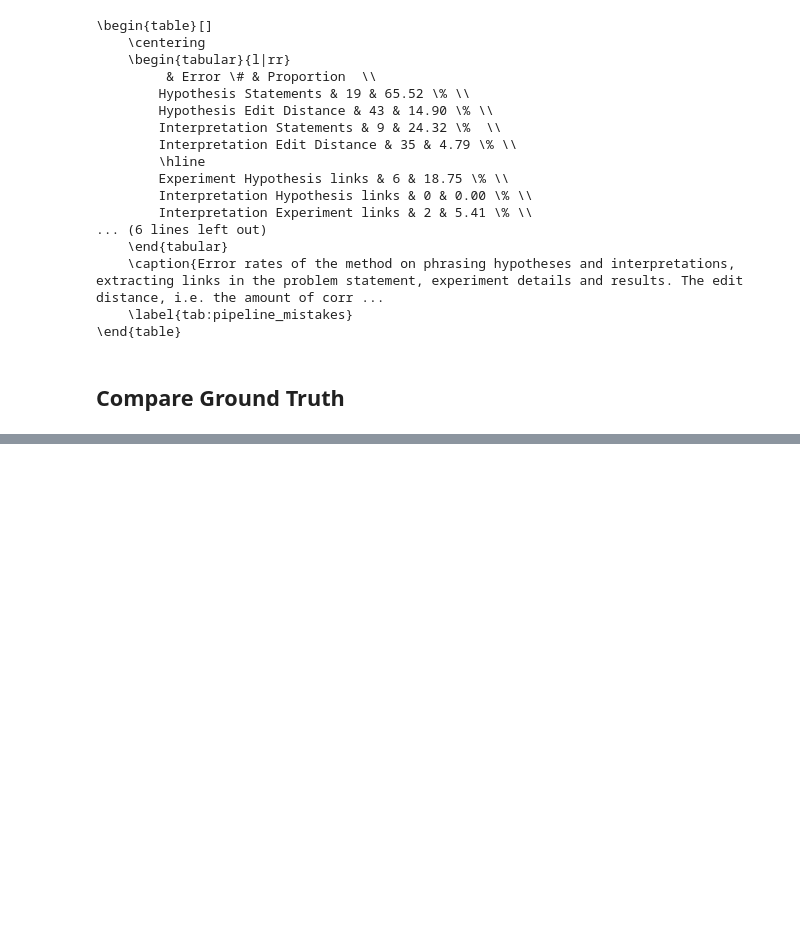
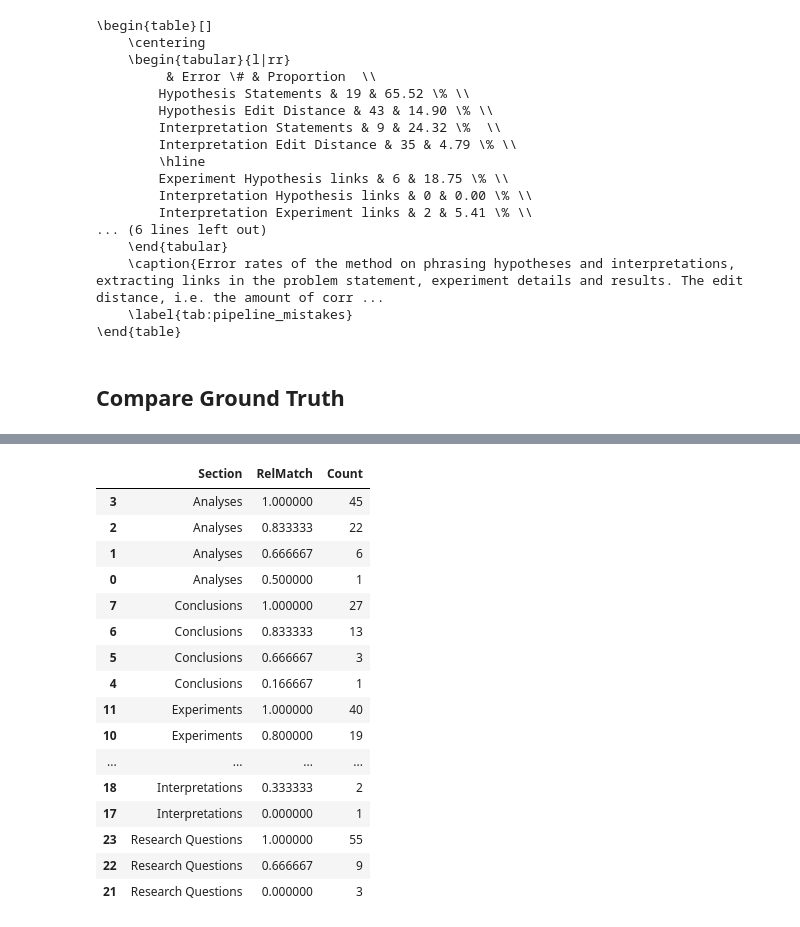
Before and after one commit to thijssnelleman/automated-reproducibility, a Jupyter notebook: analysis.ipynb, the cells around one changed output, grey strips where cells are left out. Saved outputs shown, nothing was run; the diff lists cells and outputs as text; code cells hidden in the pictures; blank space fills up the shorter version.

```diff
--- a/analysis.ipynb
+++ b/analysis.ipynb
@@ -585,0 +612,28 @@ comparison_df[comparison_df["LLM"] == "MISSING"]
+# %%
+unique_relmatch_counts = (
+    result_match_item
+    .groupby(['Section', 'RelMatch'])
+    .size()
+    .reset_index(name='Count')
+    .sort_values(['Section', 'Count'], ascending=[True, False])
+)
+
+unique_relmatch_counts
+# %% [output]
+|  | Section | RelMatch | Count |
+| 3 | Analyses | 1.000000 | 45 |
+| 2 | Analyses | 0.833333 | 22 |
+| 1 | Analyses | 0.666667 | 6 |
+| 0 | Analyses | 0.500000 | 1 |
+| 7 | Conclusions | 1.000000 | 27 |
+| 6 | Conclusions | 0.833333 | 13 |
+| 5 | Conclusions | 0.666667 | 3 |
+| 4 | Conclusions | 0.166667 | 1 |
+| 11 | Experiments | 1.000000 | 40 |
+| 10 | Experiments | 0.800000 | 19 |
+| ... | ... | ... | ... |
+| 18 | Interpretations | 0.333333 | 2 |
+| 17 | Interpretations | 0.000000 | 1 |
+| 23 | Research Questions | 1.000000 | 55 |
+| 22 | Research Questions | 0.666667 | 9 |
+| 21 | Research Questions | 0.000000 | 3 |
```
Also changed, not shown: parts of 12 cells of this notebook, 1 other file.
